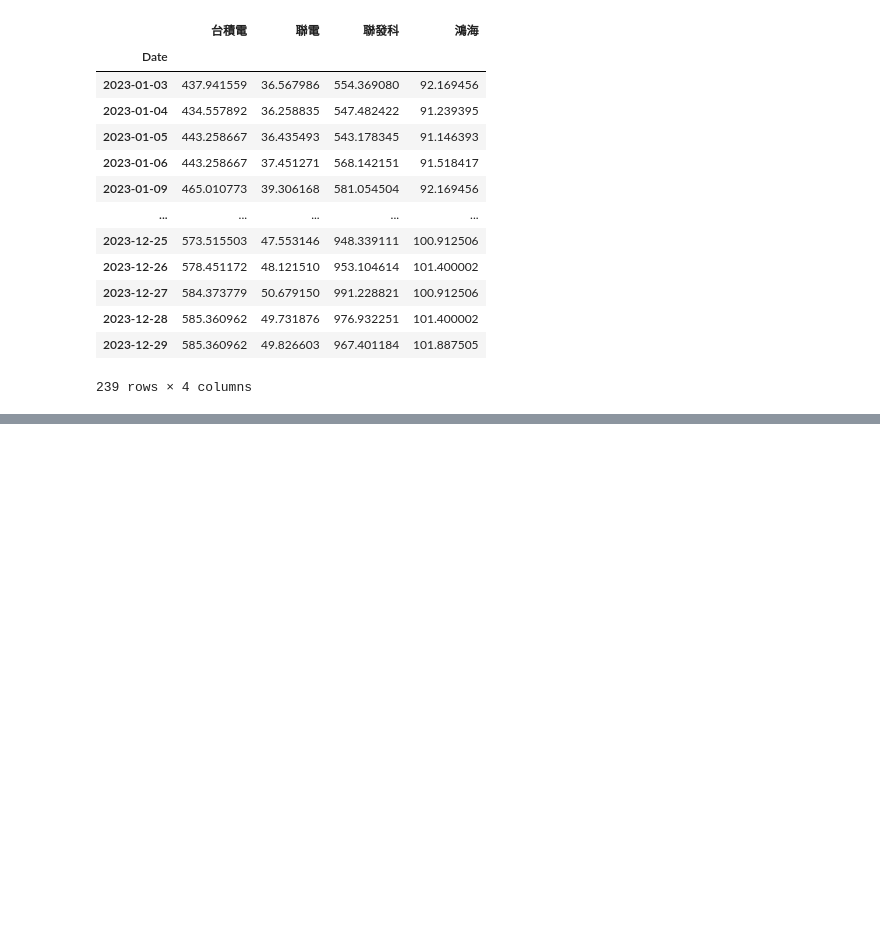
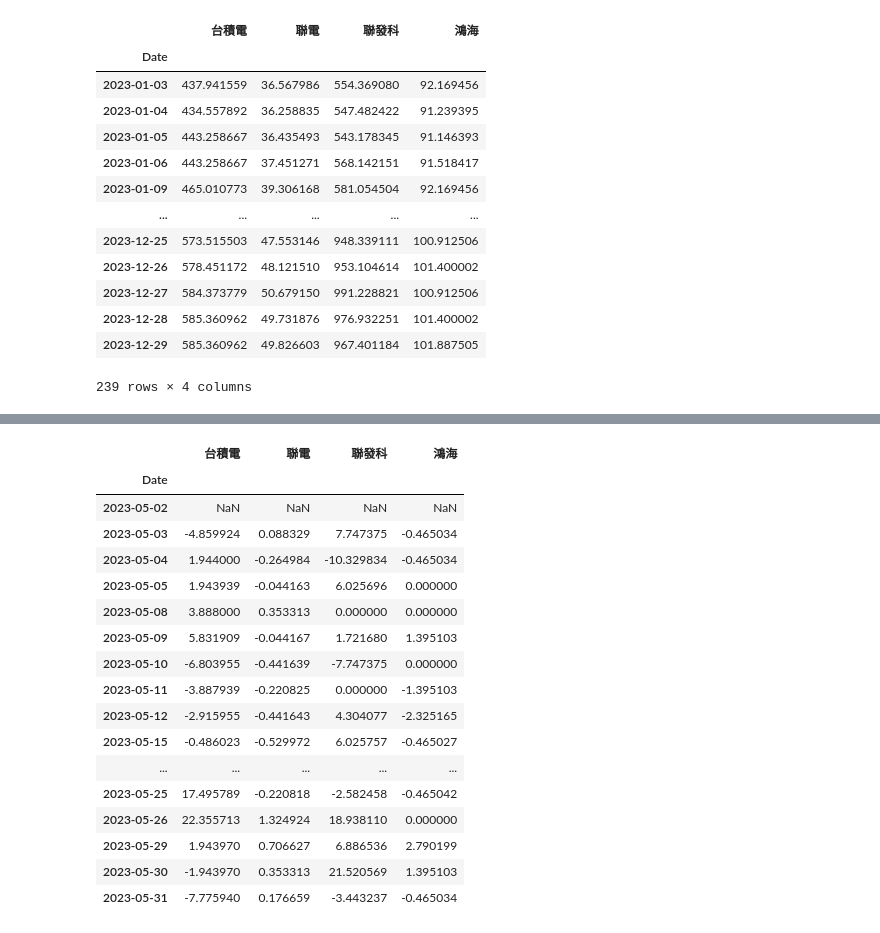
Before and after one commit to WayneChou-bot/__2024_07_29_AI_1_3__, a Jupyter notebook: Lesson17/Lesson17_4.ipynb, the cells around one changed output, grey strips where cells are left out. Drawn from its saved outputs; the diff is of its cells as text; code cells hidden in the pictures; blank space fills up the shorter version.

```diff
--- a/Lesson17/Lesson17_4.ipynb
+++ b/Lesson17/Lesson17_4.ipynb
@@ -199,0 +204,22 @@ prices_df1.loc['2023-05']
+# %%
+# 每天的差值
+prices_df1_202305 - prices_df1_202305.shift(1)
+# %% [output]
+|  | 台積電 | 聯電 | 聯發科 | 鴻海 |
+| Date |  |  |  |  |
+| 2023-05-02 | NaN | NaN | NaN | NaN |
+| 2023-05-03 | -4.859924 | 0.088329 | 7.747375 | -0.465034 |
+| 2023-05-04 | 1.944000 | -0.264984 | -10.329834 | -0.465034 |
+| 2023-05-05 | 1.943939 | -0.044163 | 6.025696 | 0.000000 |
+| 2023-05-08 | 3.888000 | 0.353313 | 0.000000 | 0.000000 |
+| 2023-05-09 | 5.831909 | -0.044167 | 1.721680 | 1.395103 |
+| 2023-05-10 | -6.803955 | -0.441639 | -7.747375 | 0.000000 |
+| 2023-05-11 | -3.887939 | -0.220825 | 0.000000 | -1.395103 |
+| 2023-05-12 | -2.915955 | -0.441643 | 4.304077 | -2.325165 |
+| 2023-05-15 | -0.486023 | -0.529972 | 6.025757 | -0.465027 |
+| ... | ... | ... | ... | ... |
+| 2023-05-25 | 17.495789 | -0.220818 | -2.582458 | -0.465042 |
+| 2023-05-26 | 22.355713 | 1.324924 | 18.938110 | 0.000000 |
+| 2023-05-29 | 1.943970 | 0.706627 | 6.886536 | 2.790199 |
+| 2023-05-30 | -1.943970 | 0.353313 | 21.520569 | 1.395103 |
+| 2023-05-31 | -7.775940 | 0.176659 | -3.443237 | -0.465034 |
```
Also changed, not shown: parts of 3 cells of this notebook.
